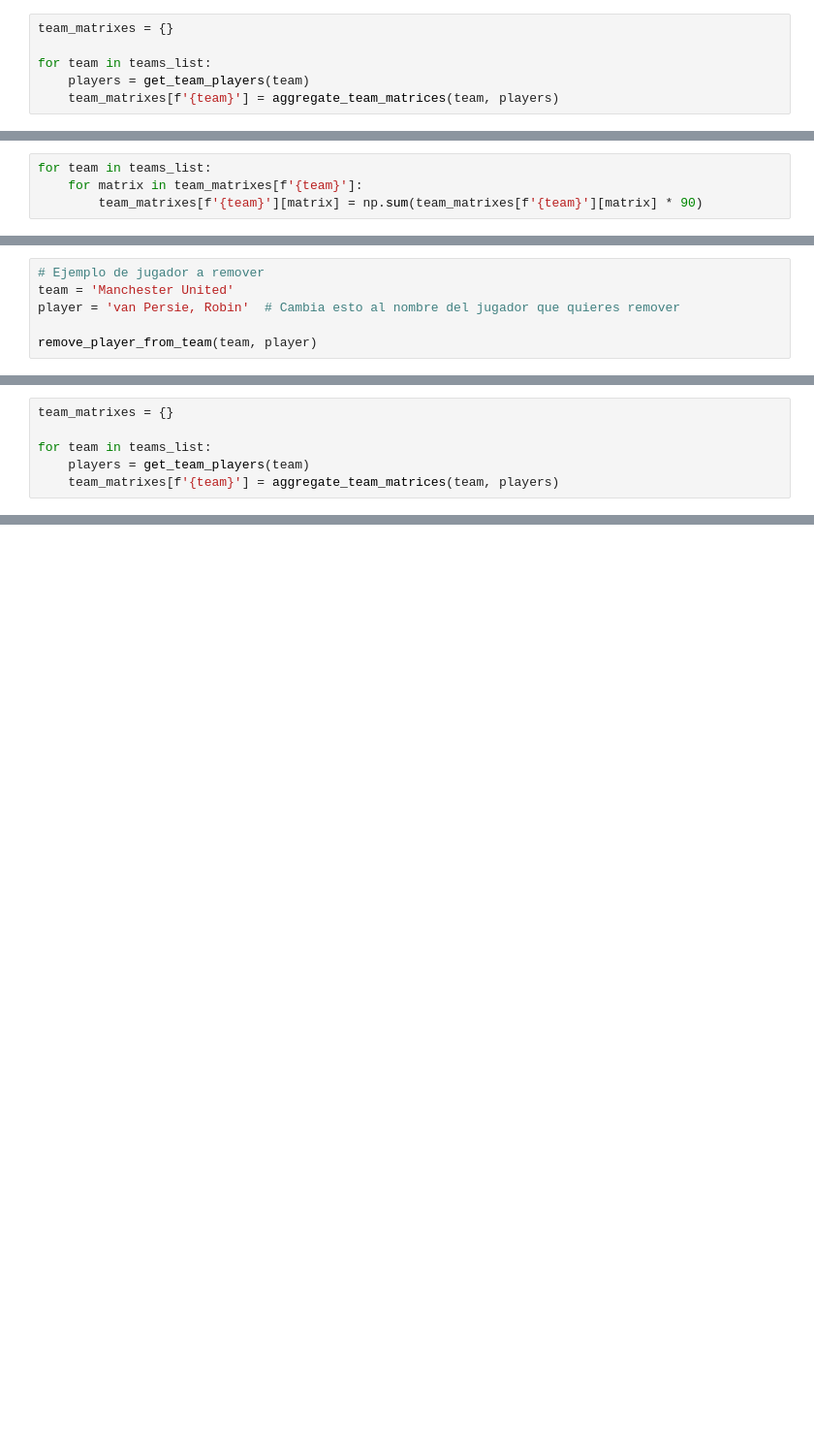
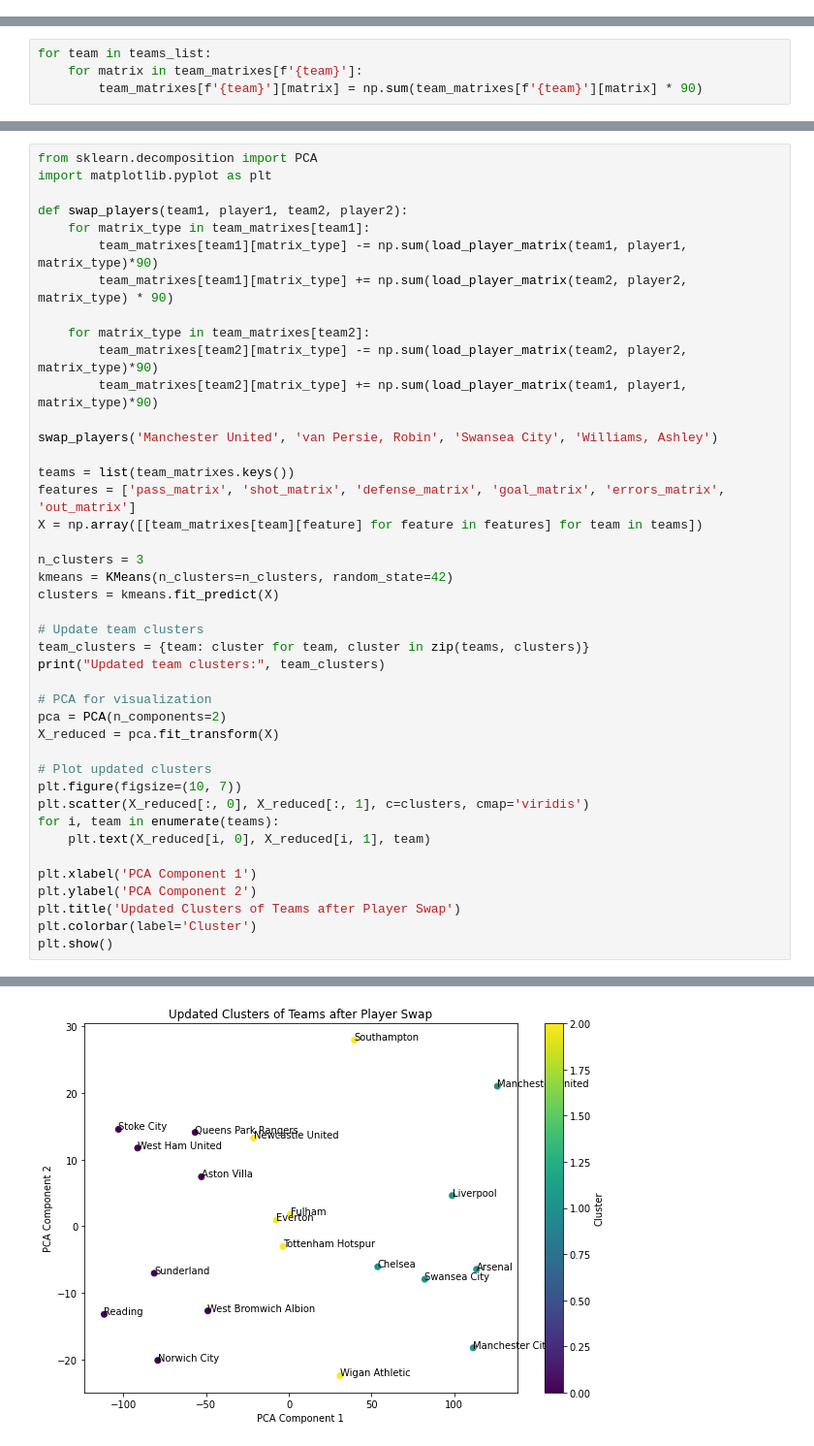
Before and after one commit to luisalawson/soccer_defense_analysis, a Jupyter notebook: RedNeuronalFutbol.ipynb, the cells around one changed output, grey strips where cells are left out. Shown at 97% size. Drawn from its saved outputs; the diff is of its cells as text; blank space fills up the shorter version.

```diff
--- a/RedNeuronalFutbol.ipynb
+++ b/RedNeuronalFutbol.ipynb
@@ -91,9 +93,3 @@ array(['Arsenal', 'Everton', 'Fulham', 'Manchester City',
        'Aston Villa', 'Chelsea', 'Liverpool', 'Manchester United',
        'Norwich City', 'Southampton', 'Stoke City', 'Sunderland',
        'Swansea City', 'Tottenham Hotspur'], dtype=object)
-# %%
-team_matrixes = {}
-
-for team in teams_list:
-    players = get_team_players(team)
-    team_matrixes[f'{team}'] = aggregate_team_matrices(team, players)
@@ -195,6 +140,0 @@ def remove_player_from_team(team, player):
-# %%
-# Ejemplo de jugador a remover
-team = 'Manchester United'
-player = 'van Persie, Robin'  # Cambia esto al nombre del jugador que quieres remover
-
-remove_player_from_team(team, player)
@@ -274,6 +140,0 @@ plt.show()
-# %%
-team_matrixes = {}
-
-for team in teams_list:
-    players = get_team_players(team)
-    team_matrixes[f'{team}'] = aggregate_team_matrices(team, players)
@@ -387,0 +247,43 @@ plt.show()
+# %%
+from sklearn.decomposition import PCA
+import matplotlib.pyplot as plt
+
+def swap_players(team1, player1, team2, player2):
+    for matrix_type in team_matrixes[team1]:
+        team_matrixes[team1][matrix_type] -= np.sum(load_player_matrix(team1, player1, matrix_type)*90)
+        team_matrixes[team1][matrix_type] += np.sum(load_player_matrix(team2, player2, matrix_type) * 90)
+
+    for matrix_type in team_matrixes[team2]:
+        team_matrixes[team2][matrix_type] -= np.sum(load_player_matrix(team2, player2, matrix_type)*90)
+        team_matrixes[team2][matrix_type] += np.sum(load_player_matrix(team1, player1, matrix_type)*90)
+
+swap_players('Manchester United', 'van Persie, Robin', 'Swansea City', 'Williams, Ashley')
+
+teams = list(team_matrixes.keys())
+features = ['pass_matrix', 'shot_matrix', 'defense_matrix', 'goal_matrix', 'errors_matrix', 'out_matrix']
+X = np.array([[team_matrixes[team][feature] for feature in features] for team in teams])
+
+n_clusters = 3
+kmeans = KMeans(n_clusters=n_clusters, random_state=42)
+clusters = kmeans.fit_predict(X)
+
+# Update team clusters
+team_clusters = {team: cluster for team, cluster in zip(teams, clusters)}
+print("Updated team clusters:", team_clusters)
+
+# PCA for visualization
+pca = PCA(n_components=2)
+X_reduced = pca.fit_transform(X)
+
+# Plot updated clusters
+plt.figure(figsize=(10, 7))
+plt.scatter(X_reduced[:, 0], X_reduced[:, 1], c=clusters, cmap='viridis')
+for i, team in enumerate(teams):
+    plt.text(X_reduced[i, 0], X_reduced[i, 1], team)
+
+plt.xlabel('PCA Component 1')
+plt.ylabel('PCA Component 2')
+plt.title('Updated Clusters of Teams after Player Swap')
+plt.colorbar(label='Cluster')
+plt.show()
+# %% [output]
@@ -387,0 +291 @@ plt.show()
+[figure, added]
```
Also changed, not shown: parts of 41 cells of this notebook.
